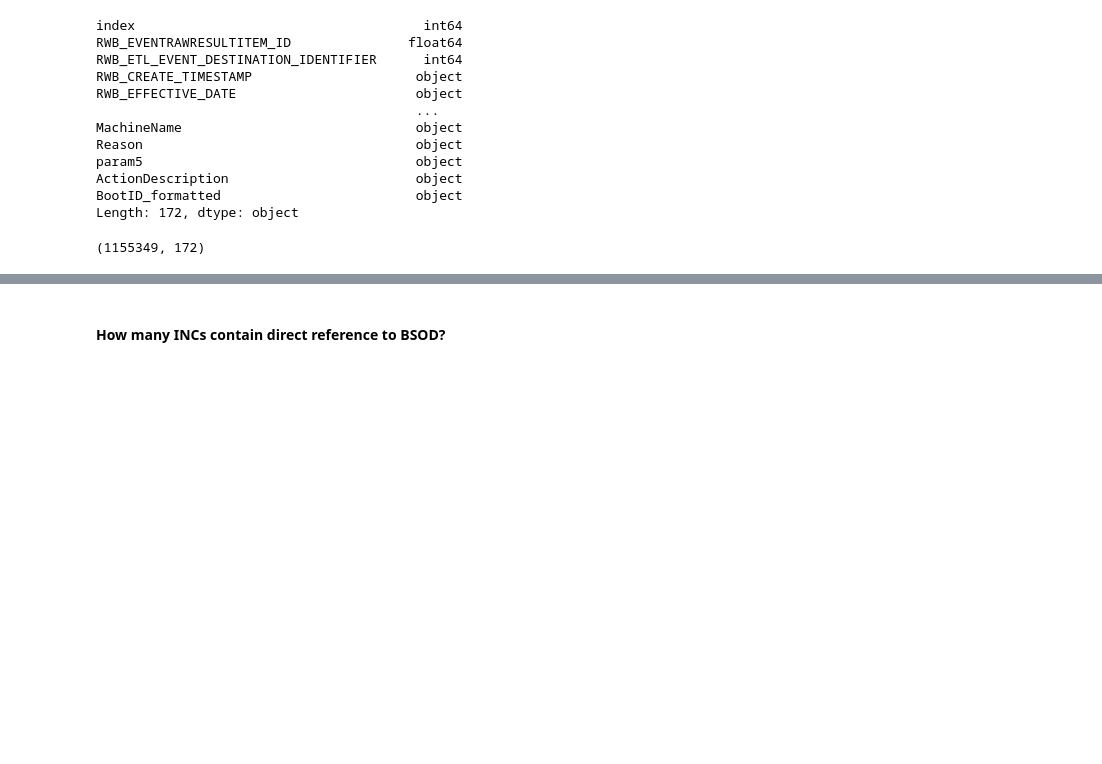
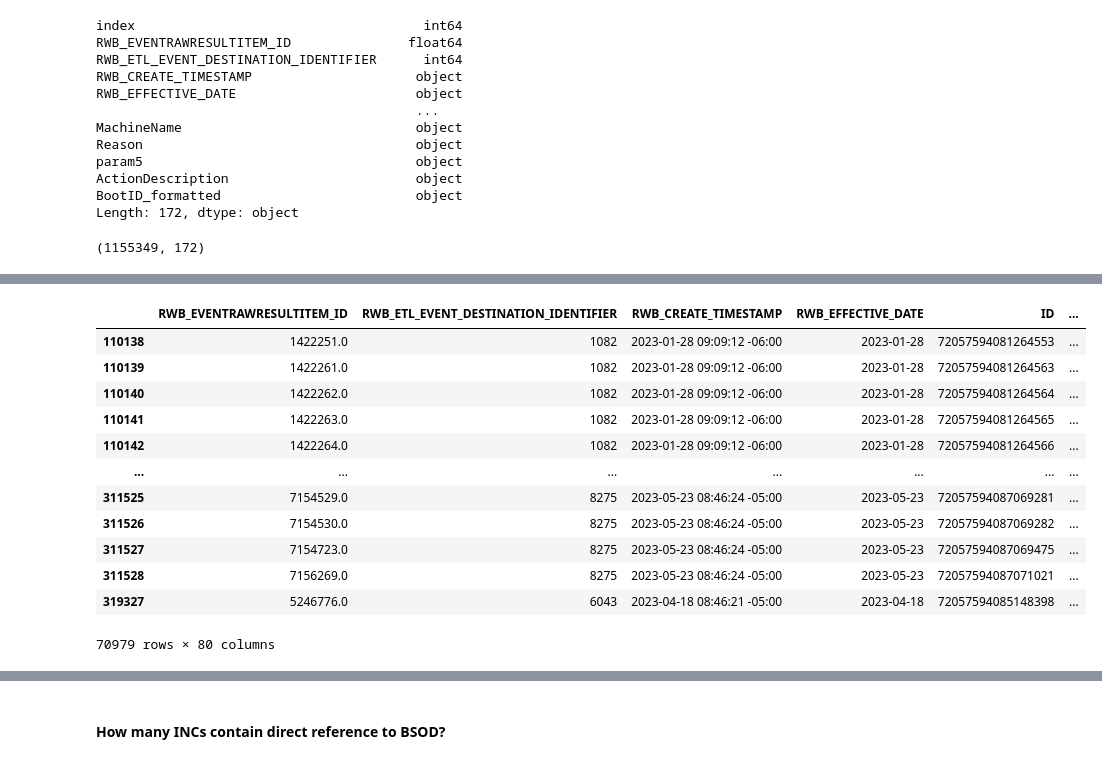
Before and after one commit to redgerly-umich/capstone_ff, a Jupyter notebook: DataCleaning/combine_4_error_types.ipynb, the cells around one changed output, grey strips where cells are left out. Saved outputs shown, nothing was run; the diff lists cells and outputs as text; code cells hidden in the pictures; blank space fills up the shorter version.

```diff
--- a/DataCleaning/combine_4_error_types.ipynb
+++ b/DataCleaning/combine_4_error_types.ipynb
@@ -484,0 +510,17 @@ msno.matrix(df, labels=True, fontsize=7)
+# %%
+# Some events didn't have a machine successfully join.
+num_events_df[num_events_df['Name0'].isnull()]
+# %% [output]
+|  | RWB_EVENTRAWRESULTITEM_ID | RWB_ETL_EVENT_DESTINATION_IDENTIFIER | RWB_CREATE_TIMESTAMP | RWB_EFFECTIVE_DATE | ID | ... |
+| 110138 | 1422251.0 | 1082 | 2023-01-28 09:09:12 -06:00 | 2023-01-28 | 72057594081264553 | ... |
+| 110139 | 1422261.0 | 1082 | 2023-01-28 09:09:12 -06:00 | 2023-01-28 | 72057594081264563 | ... |
+| 110140 | 1422262.0 | 1082 | 2023-01-28 09:09:12 -06:00 | 2023-01-28 | 72057594081264564 | ... |
+| 110141 | 1422263.0 | 1082 | 2023-01-28 09:09:12 -06:00 | 2023-01-28 | 72057594081264565 | ... |
+| 110142 | 1422264.0 | 1082 | 2023-01-28 09:09:12 -06:00 | 2023-01-28 | 72057594081264566 | ... |
+| ... | ... | ... | ... | ... | ... | ... |
+| 311525 | 7154529.0 | 8275 | 2023-05-23 08:46:24 -05:00 | 2023-05-23 | 72057594087069281 | ... |
+| 311526 | 7154530.0 | 8275 | 2023-05-23 08:46:24 -05:00 | 2023-05-23 | 72057594087069282 | ... |
+| 311527 | 7154723.0 | 8275 | 2023-05-23 08:46:24 -05:00 | 2023-05-23 | 72057594087069475 | ... |
+| 311528 | 7156269.0 | 8275 | 2023-05-23 08:46:24 -05:00 | 2023-05-23 | 72057594087071021 | ... |
+| 319327 | 5246776.0 | 6043 | 2023-04-18 08:46:21 -05:00 | 2023-04-18 | 72057594085148398 | ... |
+70979 rows × 80 columns
```
Also changed, not shown: parts of 18 cells of this notebook.
